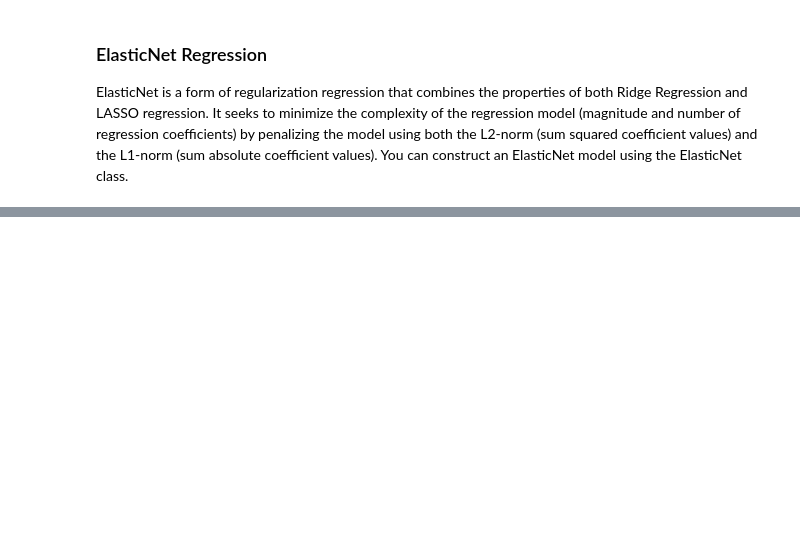
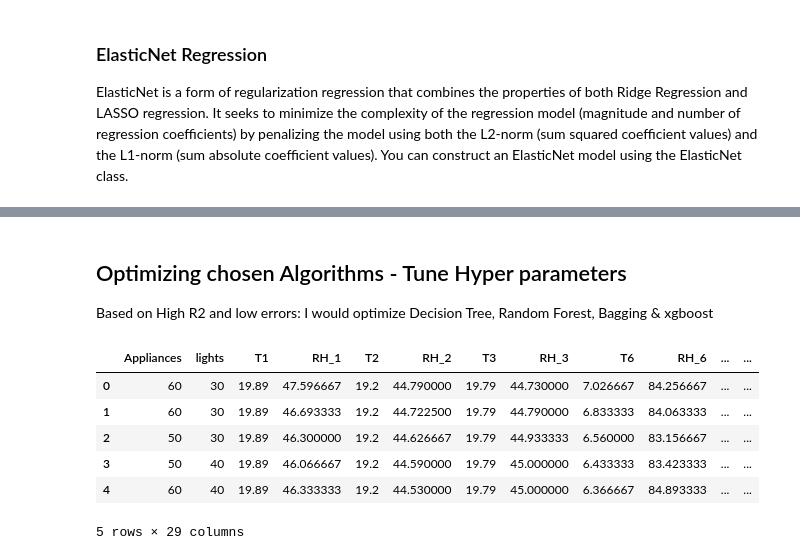
Before and after one commit to SyedNadir/Energy-prediction-use-case, a Jupyter notebook: analytics using py/Regression Analysis/Regression Analysis.ipynb, the cells around one changed output, grey strips where cells are left out. Drawn from its saved outputs; the diff is of its cells as text; code cells hidden in the pictures; blank space fills up the shorter version.

```diff
--- a/analytics using py/Regression Analysis/Regression Analysis.ipynb
+++ b/analytics using py/Regression Analysis/Regression Analysis.ipynb
@@ -408,0 +670,17 @@ print(results.mean())
+# %% [markdown]
+## Optimizing chosen Algorithms - Tune Hyper parameters
+
+Based on High R2 and low errors: I would optimize Decision Tree, Random Forest, Bagging & xgboost
+# %%
+# Read merged, transformed date set - ready to feed into models
+energy = pd.read_csv('U:\\projects\\data Science\\Energy Prediction Use Case\\data\\energy_transformed.csv')
+energy.drop('date',axis=1, inplace=True)
+energy.head()
+# %% [output]
+|  | Appliances | lights | T1 | RH_1 | T2 | RH_2 | T3 | RH_3 | T6 | RH_6 | ... | ... |
+| 0 | 60 | 30 | 19.89 | 47.596667 | 19.2 | 44.790000 | 19.79 | 44.730000 | 7.026667 | 84.256667 | ... | ... |
+| 1 | 60 | 30 | 19.89 | 46.693333 | 19.2 | 44.722500 | 19.79 | 44.790000 | 6.833333 | 84.063333 | ... | ... |
+| 2 | 50 | 30 | 19.89 | 46.300000 | 19.2 | 44.626667 | 19.79 | 44.933333 | 6.560000 | 83.156667 | ... | ... |
+| 3 | 50 | 40 | 19.89 | 46.066667 | 19.2 | 44.590000 | 19.79 | 45.000000 | 6.433333 | 83.423333 | ... | ... |
+| 4 | 60 | 40 | 19.89 | 46.333333 | 19.2 | 44.530000 | 19.79 | 45.000000 | 6.366667 | 84.893333 | ... | ... |
+5 rows × 29 columns
```
Also changed, not shown: parts of 44 cells of this notebook, 1 other file.
